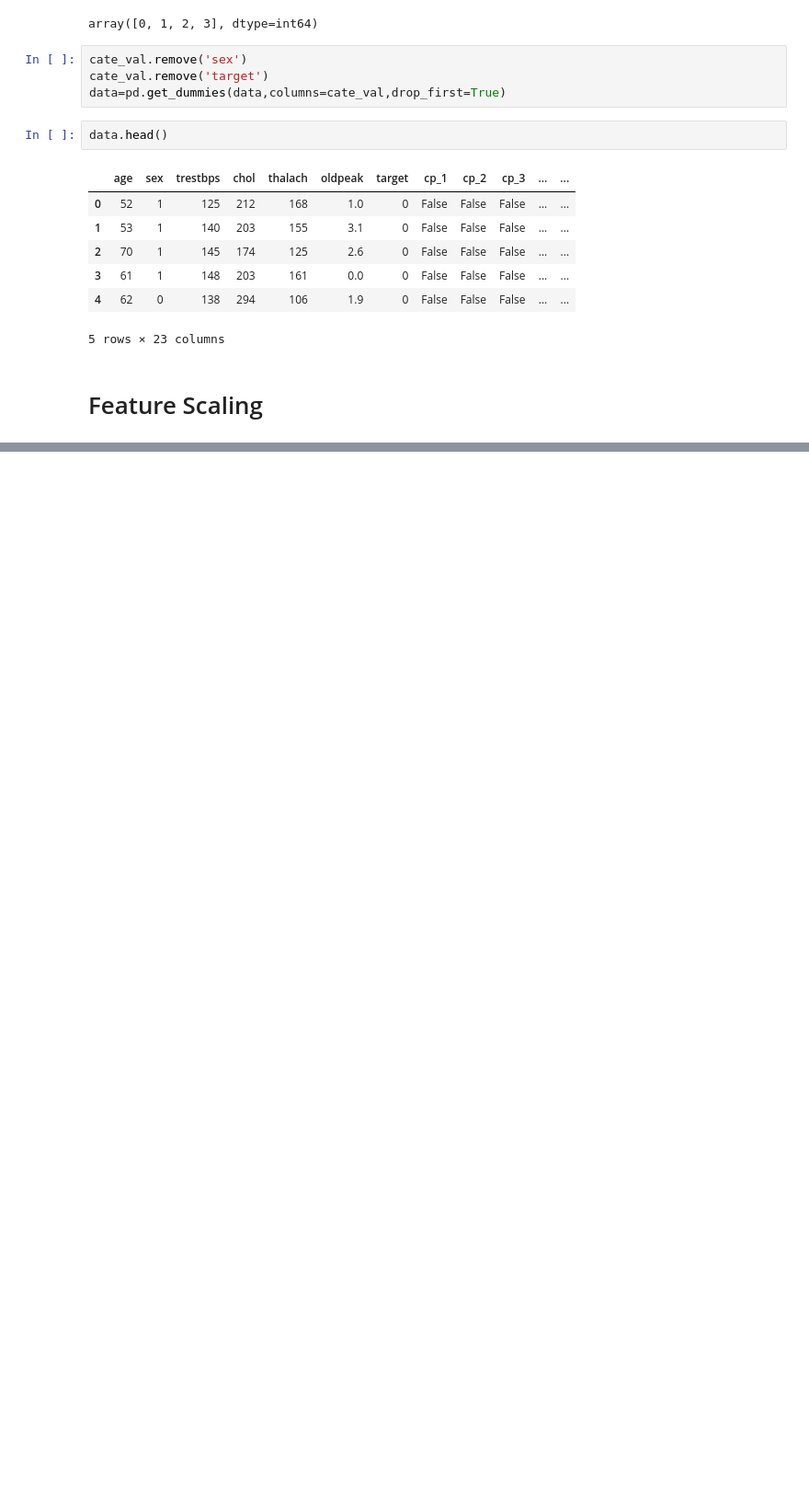
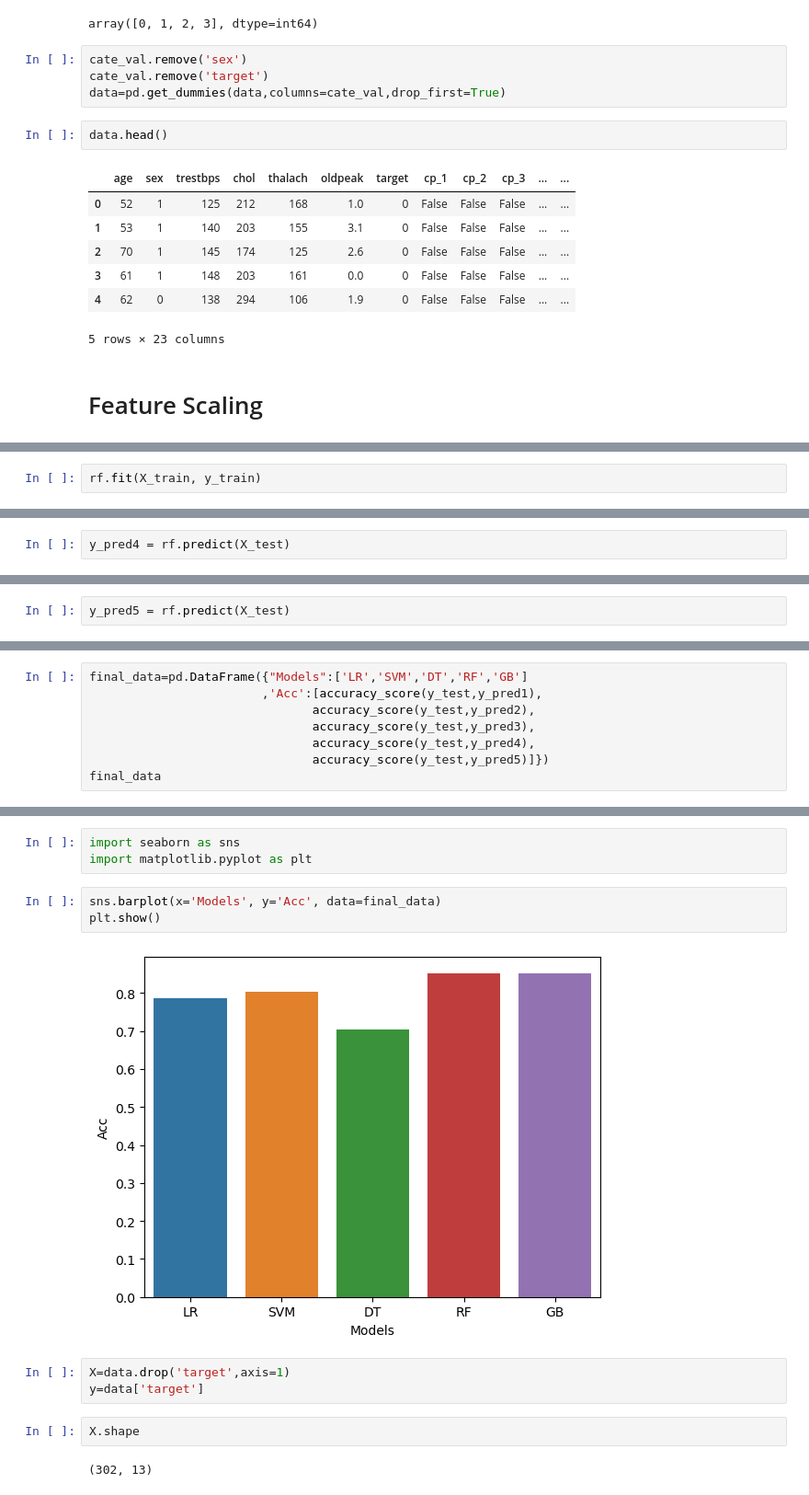
Before and after one commit to MuhammadUsma6541/Machine-Learning-Project-, a Jupyter notebook: Heart Disease Analysis.ipynb, the cells around one changed output, grey strips where cells are left out. Shown at 92% size. Saved outputs shown, nothing was run; the diff lists cells and outputs as text; blank space fills up the shorter version.

```diff
--- a/Heart Disease Analysis.ipynb
+++ b/Heart Disease Analysis.ipynb
@@ -136,0 +349,2 @@ data.head()
+# %%
+rf.fit(X_train, y_train)
@@ -136,0 +353,2 @@ data.head()
+# %%
+y_pred4 = rf.predict(X_test)
@@ -136,0 +369,2 @@ data.head()
+# %%
+y_pred5 = rf.predict(X_test)
@@ -136,0 +375,8 @@ data.head()
+# %%
+final_data=pd.DataFrame({"Models":['LR','SVM','DT','RF','GB']
+                        ,'Acc':[accuracy_score(y_test,y_pred1),
+                               accuracy_score(y_test,y_pred2),
+                               accuracy_score(y_test,y_pred3),
+                               accuracy_score(y_test,y_pred4),
+                               accuracy_score(y_test,y_pred5)]})
+final_data
@@ -136,0 +390,15 @@ data.head()
+# %%
+import seaborn as sns
+import matplotlib.pyplot as plt
+# %%
+sns.barplot(x='Models', y='Acc', data=final_data)
+plt.show()
+# %% [output]
+[figure, added]
+# %%
+X=data.drop('target',axis=1)
+y=data['target']
+# %%
+X.shape
+# %% [output]
+(302, 13)
```
Also changed, not shown: parts of 51 cells of this notebook.
